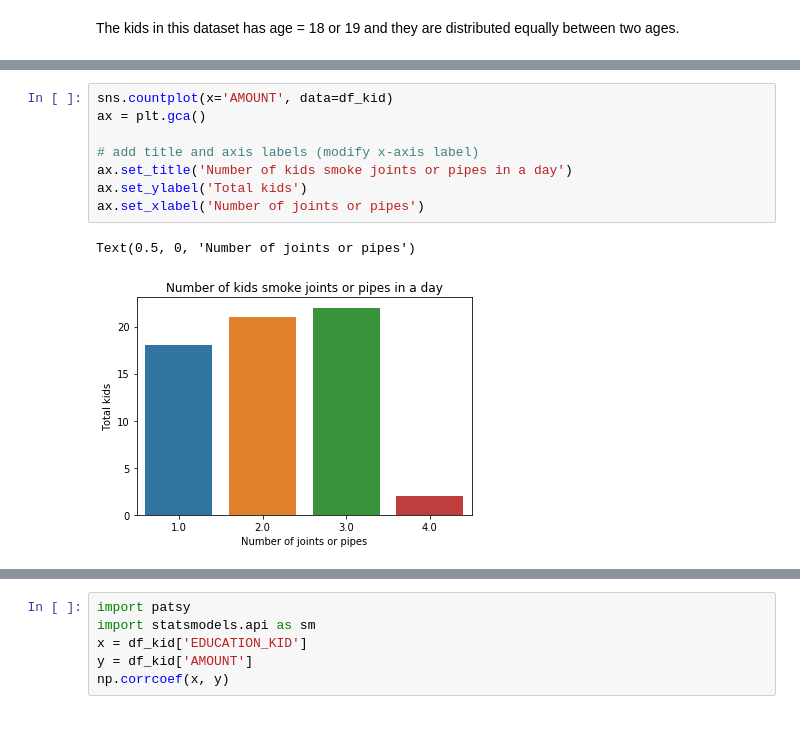
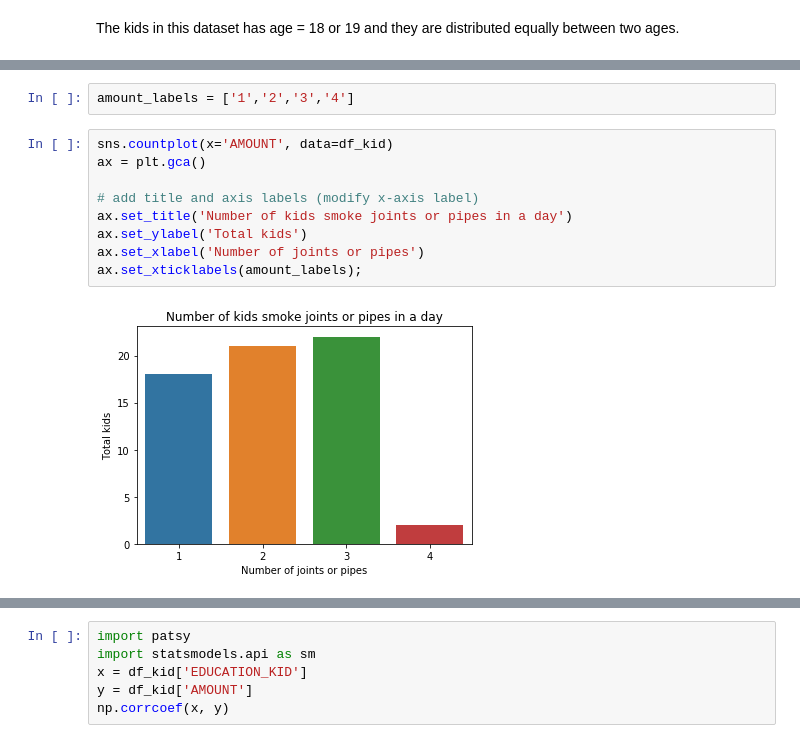
Before and after one commit to gthein/COGS108-FinalProject, a Jupyter notebook: Analysis_Queen.ipynb, the cells around one changed output, grey strips where cells are left out. Cells and saved outputs as stored; diff of their text form.

```diff
--- a/Analysis_Queen.ipynb
+++ b/Analysis_Queen.ipynb
@@ -67,12 +78,14 @@ Most of the kids in this dataset have education level from less than 9th grade t
 The majority of kids have education in High school graduate, More than high school, or 11th grade.
+# %%
+amount_labels = ['1','2','3','4']
 # %%
 sns.countplot(x='AMOUNT', data=df_kid)
 ax = plt.gca()
 
 # add title and axis labels (modify x-axis label)
 ax.set_title('Number of kids smoke joints or pipes in a day')
 ax.set_ylabel('Total kids')
 ax.set_xlabel('Number of joints or pipes')
+ax.set_xticklabels(amount_labels);
 # %% [output]
-Text(0.5, 0, 'Number of joints or pipes')
-[figure, old version]
+[figure, new version]
```
Also changed, not shown: parts of 14 cells of this notebook.
